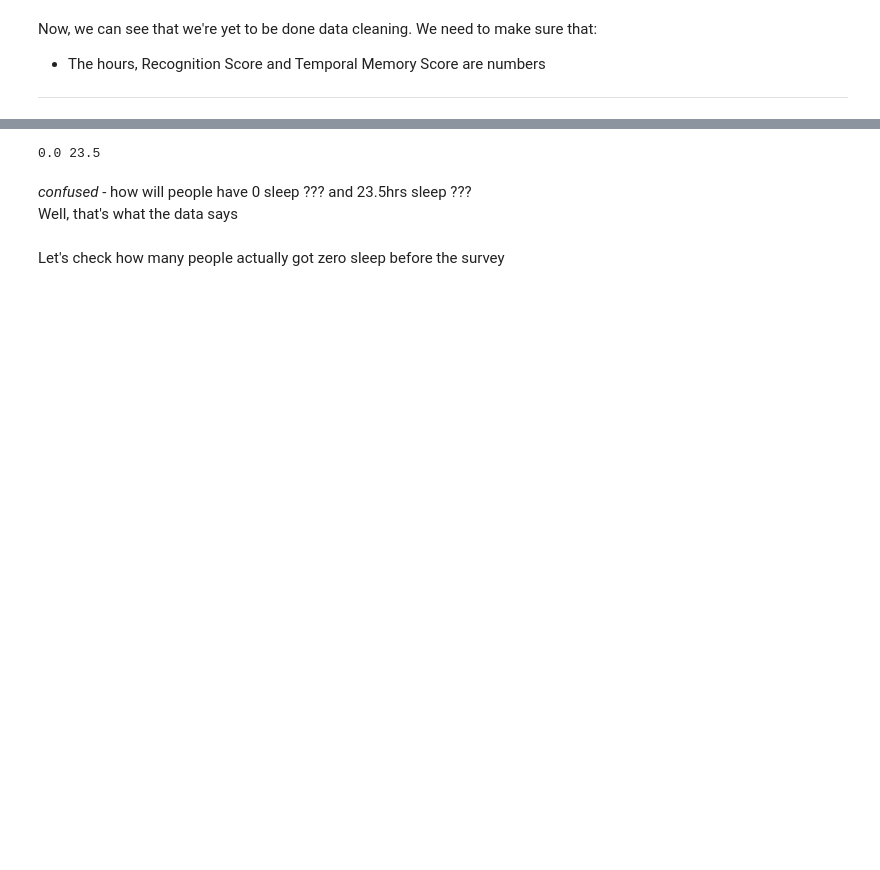
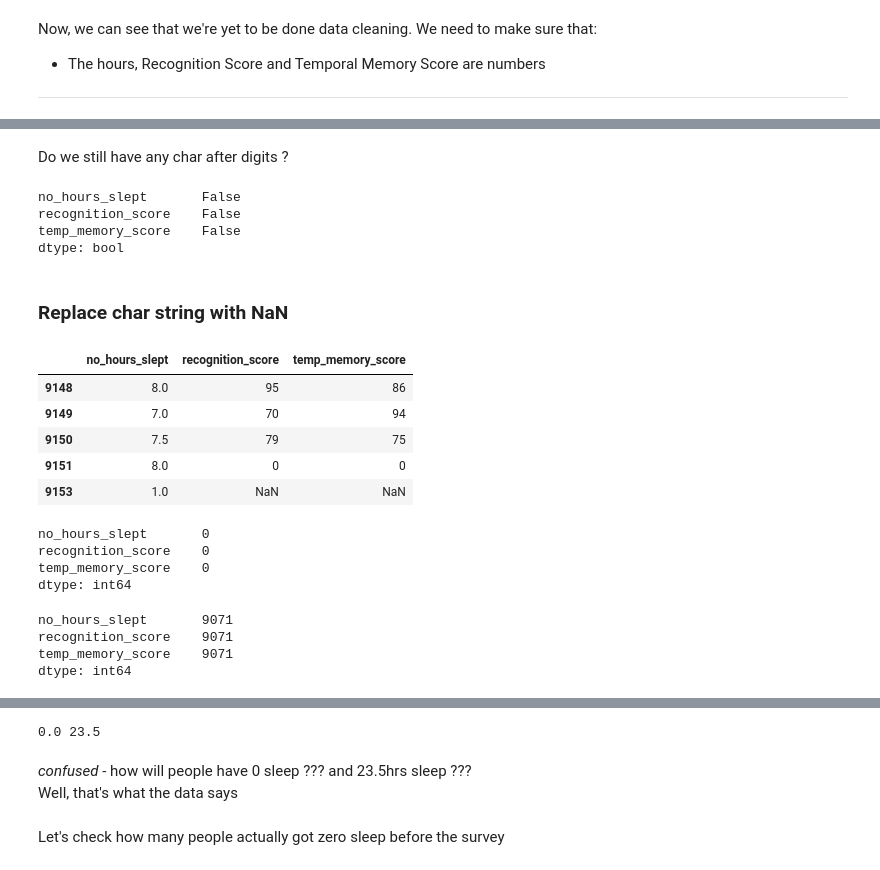
Before and after one commit to tejuafonja/DS-notebooks, a Jupyter notebook: analyzing-bbc-face-recognition-data.ipynb, the cells around one changed output, grey strips where cells are left out. Cells and saved outputs as stored; diff of their text form; code cells hidden in the pictures; blank space fills up the shorter version.

```diff
--- a/analyzing-bbc-face-recognition-data.ipynb
+++ b/analyzing-bbc-face-recognition-data.ipynb
@@ -141,0 +164,2 @@ numpy.ndarray
+# %%
+df2 = df2.astype(str)
@@ -141,0 +185,26 @@ numpy.ndarray
+# %%
+replace_percent = lambda x: x.replace(to_replace=r'^(\d+)\D$', value='\g<1>', regex=True)
+df3 = df2.apply(replace_percent)
+# %% [markdown]
+Do we still have any char after digits ?
+# %%
+df3.apply(contains_percent).any()
+# %% [output]
+no_hours_slept       False
+recognition_score    False
+temp_memory_score    False
+dtype: bool
+# %% [markdown]
+### Replace char string with NaN
+# %%
+replace_char = lambda x: x.replace(to_replace=r'[A-Za-z]', value=np.nan, regex=True)
+df4 = df3.apply(replace_char)
+# %%
+df4.tail()
+# %% [output]
+|  | no_hours_slept | recognition_score | temp_memory_score |
+| 9148 | 8.0 | 95 | 86 |
+| 9149 | 7.0 | 70 | 94 |
+| 9150 | 7.5 | 79 | 75 |
+| 9151 | 8.0 | 0 | 0 |
+| 9153 | 1.0 | NaN | NaN |
@@ -141,0 +213,14 @@ numpy.ndarray
+# %%
+df5[df5.isnull().values].count()
+# %% [output]
+no_hours_slept       0
+recognition_score    0
+temp_memory_score    0
+dtype: int64
+# %%
+df5.count()
+# %% [output]
+no_hours_slept       9071
+recognition_score    9071
+temp_memory_score    9071
+dtype: int64
```
Also changed, not shown: parts of 117 cells of this notebook.
